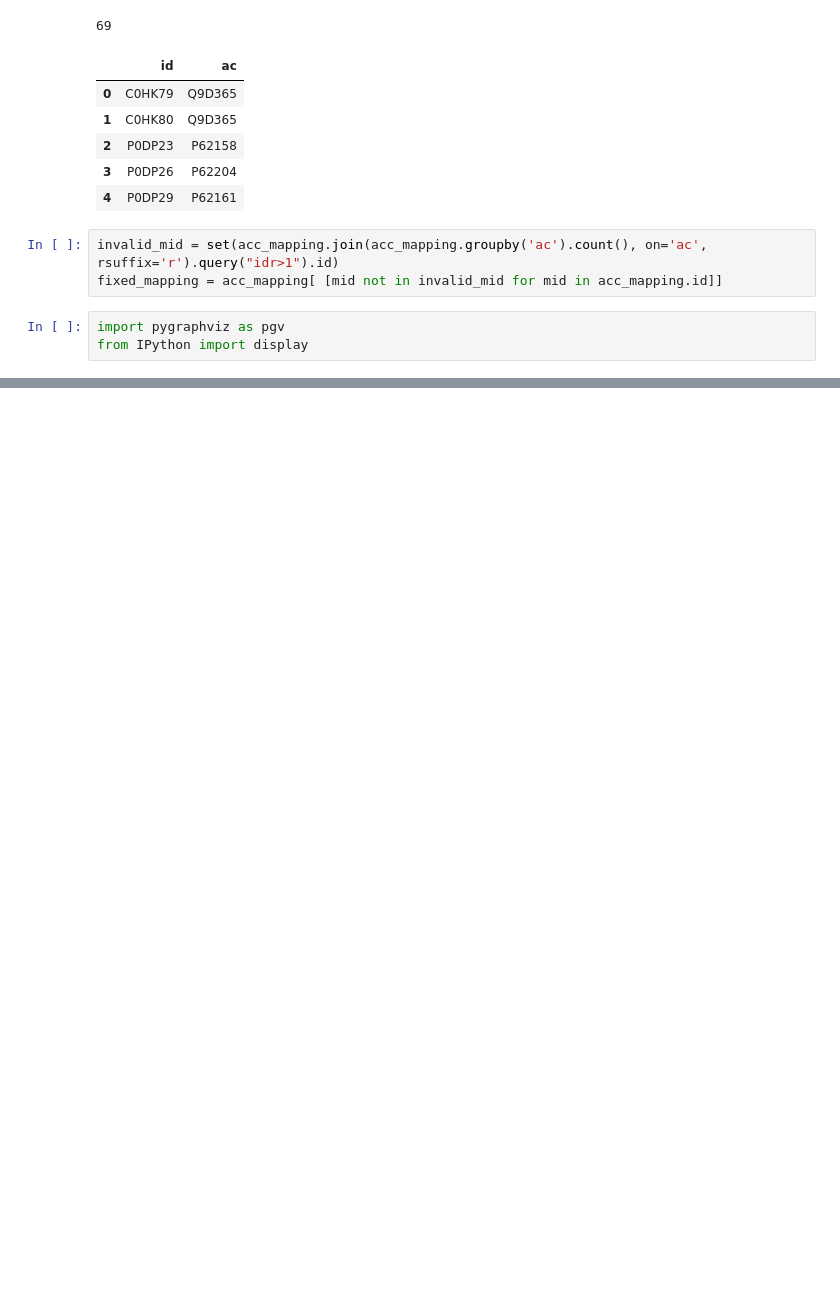
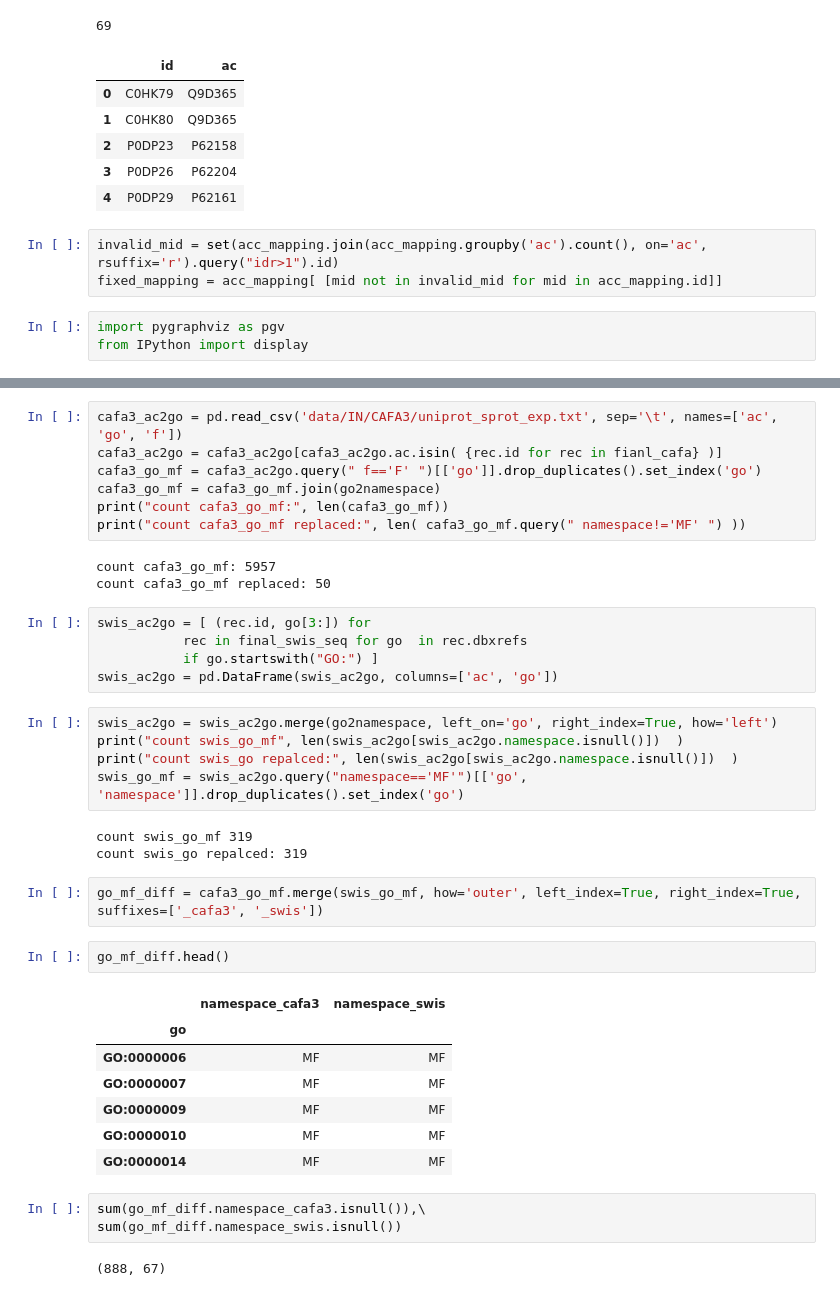
Before and after one commit to gvinterhalter/MASTER2, a Jupyter notebook: 0.1 UniPort merge pokusj.ipynb, the cells around one changed output, grey strips where cells are left out. Drawn from its saved outputs; the diff is of its cells as text; blank space fills up the shorter version.

```diff
--- a/0.1 UniPort merge pokusj.ipynb
+++ b/0.1 UniPort merge pokusj.ipynb
@@ -94,0 +120,40 @@ len(swiss_valid_ac)
+# %%
+cafa3_ac2go = pd.read_csv('data/IN/CAFA3/uniprot_sprot_exp.txt', sep='\t', names=['ac', 'go', 'f'])
+cafa3_ac2go = cafa3_ac2go[cafa3_ac2go.ac.isin( {rec.id for rec in fianl_cafa} )]
+cafa3_go_mf = cafa3_ac2go.query(" f=='F' ")[['go']].drop_duplicates().set_index('go')
+cafa3_go_mf = cafa3_go_mf.join(go2namespace)
+print("count cafa3_go_mf:", len(cafa3_go_mf))
+print("count cafa3_go_mf replaced:", len( cafa3_go_mf.query(" namespace!='MF' ") ))
+# %% [output]
+count cafa3_go_mf: 5957
+count cafa3_go_mf replaced: 50
+# %%
+swis_ac2go = [ (rec.id, go[3:]) for
+           rec in final_swis_seq for go  in rec.dbxrefs
+           if go.startswith("GO:") ]
+swis_ac2go = pd.DataFrame(swis_ac2go, columns=['ac', 'go'])
+# %%
+swis_ac2go = swis_ac2go.merge(go2namespace, left_on='go', right_index=True, how='left')
+print("count swis_go_mf", len(swis_ac2go[swis_ac2go.namespace.isnull()])  )
+print("count swis_go repalced:", len(swis_ac2go[swis_ac2go.namespace.isnull()])  )
+swis_go_mf = swis_ac2go.query("namespace=='MF'")[['go', 'namespace']].drop_duplicates().set_index('go')
+# %% [output]
+count swis_go_mf 319
+count swis_go repalced: 319
+# %%
+go_mf_diff = cafa3_go_mf.merge(swis_go_mf, how='outer', left_index=True, right_index=True, suffixes=['_cafa3', '_swis'])
+# %%
+go_mf_diff.head()
+# %% [output]
+|  | namespace_cafa3 | namespace_swis |
+| go |  |  |
+| GO:0000006 | MF | MF |
+| GO:0000007 | MF | MF |
+| GO:0000009 | MF | MF |
+| GO:0000010 | MF | MF |
+| GO:0000014 | MF | MF |
+# %%
+sum(go_mf_diff.namespace_cafa3.isnull()),\
+sum(go_mf_diff.namespace_swis.isnull())
+# %% [output]
+(888, 67)
```
Also changed, not shown: parts of 21 cells of this notebook, 9 other files.
